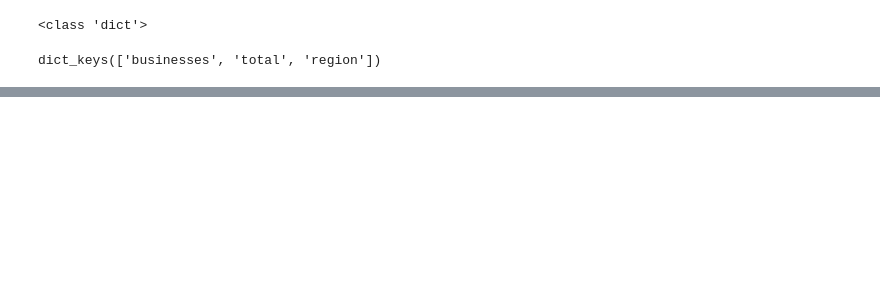
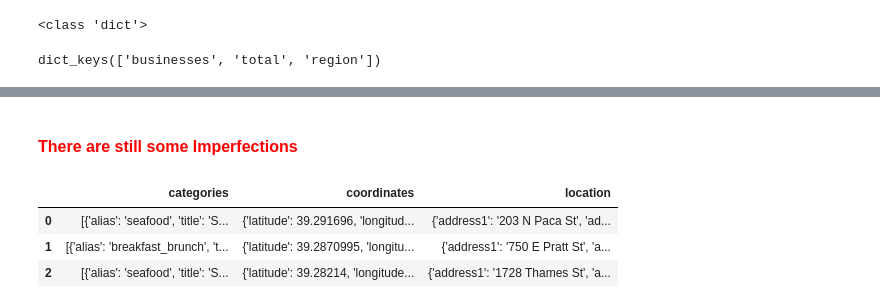
Before and after one commit to Suganthan-Thamotharampillai/01.31.Week_14_Efficient-Yelp-API-Calls_Suganthan-Thamotharampillai, a Jupyter notebook: 01.31.Week_14_Efficient-Yelp-API-Calls_Suganthan-Thamotharampillai.ipynb, the cells around one changed output, grey strips where cells are left out. Cells and saved outputs as stored; diff of their text form; code cells hidden in the pictures; blank space fills up the shorter version.

```diff
--- a/01.31.Week_14_Efficient-Yelp-API-Calls_Suganthan-Thamotharampillai.ipynb
+++ b/01.31.Week_14_Efficient-Yelp-API-Calls_Suganthan-Thamotharampillai.ipynb
@@ -30,0 +260,9 @@ dict_keys(['businesses', 'total', 'region'])
+# %% [markdown]
+<br><b><font size=3 color=red>There are still some Imperfections
+# %%
+df_businesses[['categories','coordinates','location']].head(3)
+# %% [output]
+|  | categories | coordinates | location |
+| 0 | [{'alias': 'seafood', 'title': 'S... | {'latitude': 39.291696, 'longitud... | {'address1': '203 N Paca St', 'ad... |
+| 1 | [{'alias': 'breakfast_brunch', 't... | {'latitude': 39.2870995, 'longitu... | {'address1': '750 E Pratt St', 'a... |
+| 2 | [{'alias': 'seafood', 'title': 'S... | {'latitude': 39.28214, 'longitude... | {'address1': '1728 Thames St', 'a... |
```
Also changed, not shown: parts of 67 cells of this notebook, 4 other files.
